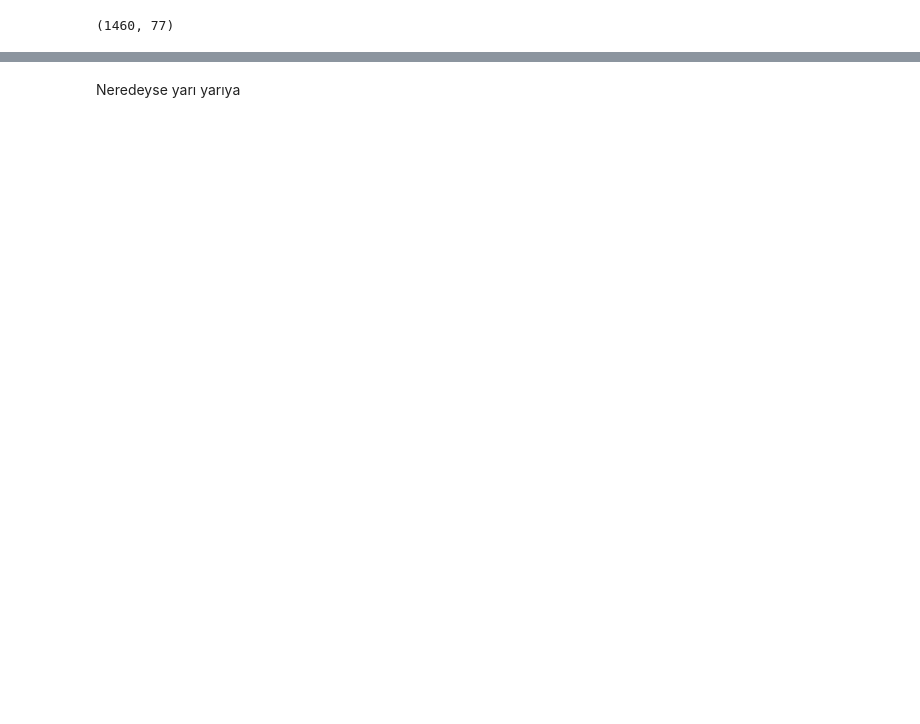
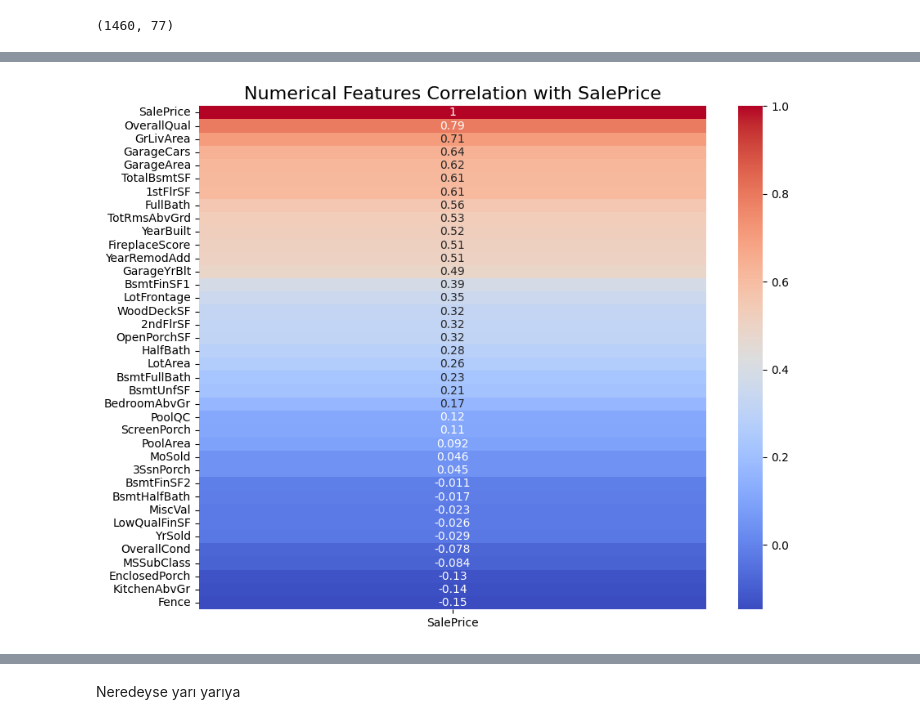
Before and after one commit to mutuceng/depression-risk-classification, a Jupyter notebook: Backend/ML/data_prep.ipynb, the cells around one changed output, grey strips where cells are left out. Saved outputs shown, nothing was run; the diff lists cells and outputs as text; code cells hidden in the pictures; blank space fills up the shorter version.

```diff
--- a/Backend/ML/data_prep.ipynb
+++ b/Backend/ML/data_prep.ipynb
@@ -444,0 +462,6 @@ house_train.shape
+# %%
+# Şömine kalitesi için sıralı kodlama
+pool_mapping = {'Ex': 4, 'Gd': 3, 'TA': 2, 'Fa': 1, 'No Fireplace': 0}
+house_train['FireplaceQu'] = house_train['FireplaceQu'].fillna('No Fireplace')  # Eksik değerler 'No Pool' ile dolduruluyor
+house_train['FireplaceQu'] = house_train['FireplaceQu'].map(pool_mapping)
+house_train["FireplaceQu"]
@@ -444,0 +491,2 @@ house_train.shape
+# %%
+house_train['FireplaceScore'] = house_train['Fireplaces'] * house_train['FireplaceQu']
@@ -444,0 +507,2 @@ house_train.shape
+# %%
+house_train = house_train.drop(columns=['Fireplaces', 'FireplaceQu'])
@@ -444,0 +561,7 @@ house_train.shape
+# %%
+numerical_columns = house_train.select_dtypes(include=['int64', 'float64']).columns
+
+# Hedef değişken ile korelasyon hesaplama
+correlation_with_target = house_train[numerical_columns].corr()['SalePrice'].sort_values(ascending=False)
+
+print(correlation_with_target)
@@ -445,3 +607,15 @@ house_train.shape
+# %%
+correlation_matrix = house_train[numerical_columns].corr()
+
+# Hedef değişken ile korelasyonları görselleştirme
+plt.figure(figsize=(10, 8))
+sn.heatmap(correlation_matrix[['SalePrice']].sort_values(by='SalePrice', ascending=False),
+            annot=True, cmap='coolwarm', cbar=True)
+
+plt.title('Numerical Features Correlation with SalePrice', fontsize=16)
+plt.show()
+# %% [output]
+[figure, added]
 # %%
 house_train["SalePrice"].mean()
 # %% [output]
```
Also changed, not shown: parts of 41 cells of this notebook, 4 other files.
